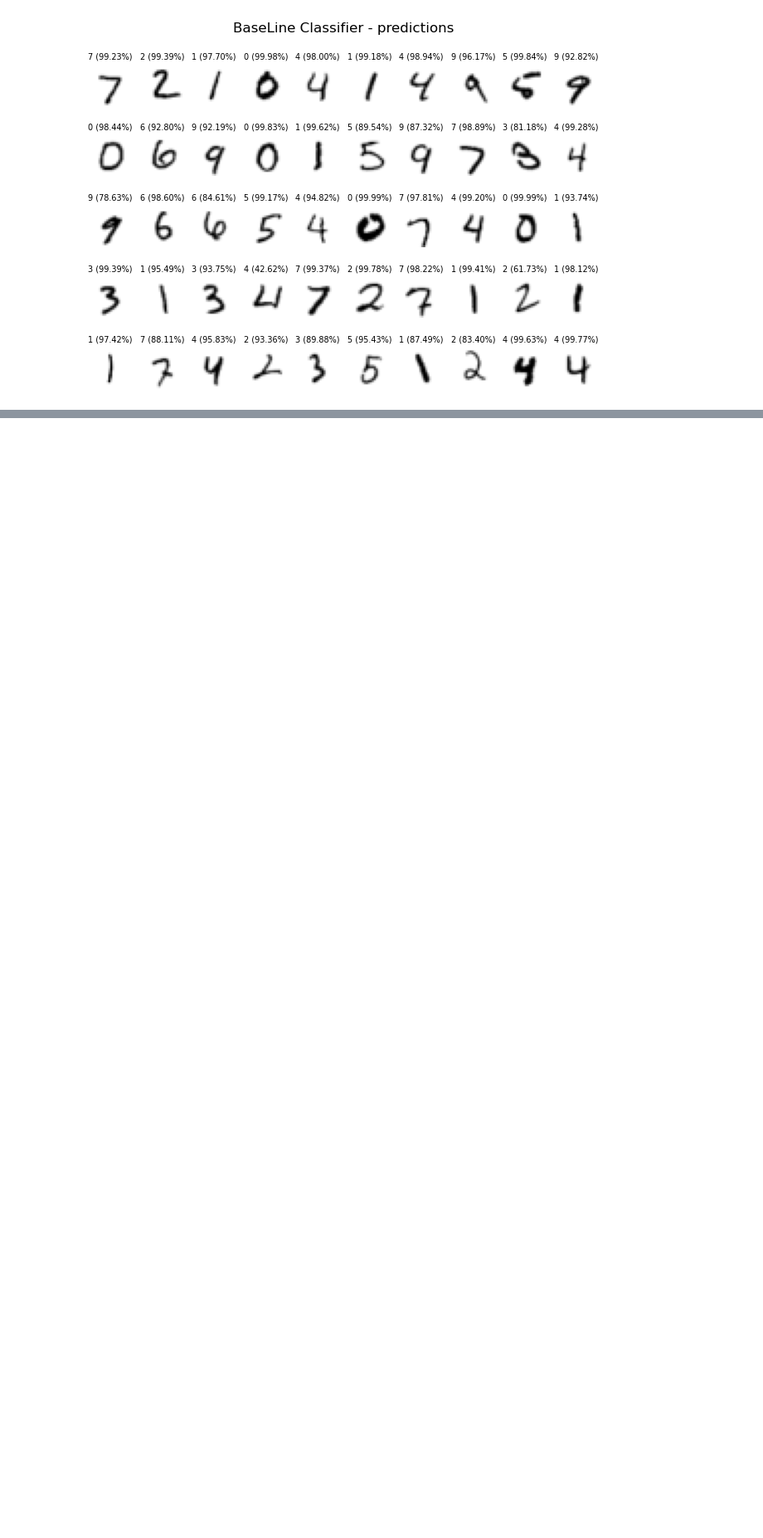
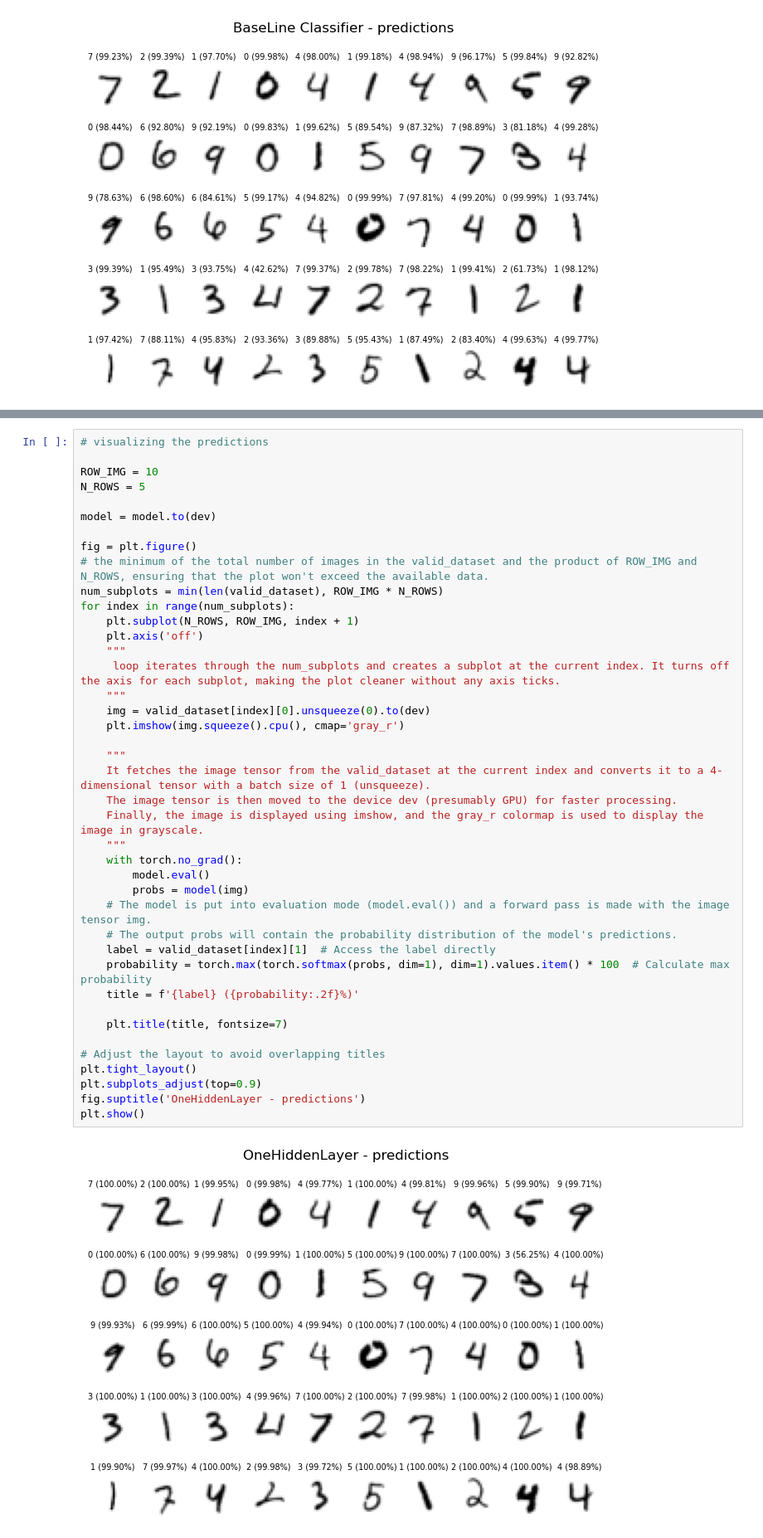
Before and after one commit to Purbayan2014/Models-DLL, a Jupyter notebook: LeNet.ipynb, the cells around one changed output, grey strips where cells are left out. Shown at 83% size. Saved outputs shown, nothing was run; the diff lists cells and outputs as text; blank space fills up the shorter version.

```diff
--- a/LeNet.ipynb
+++ b/LeNet.ipynb
@@ -317,0 +366,43 @@ plt.show()
+# %%
+# visualizing the predictions
+
+ROW_IMG = 10
+N_ROWS = 5
+
+model = model.to(dev)
+
+fig = plt.figure()
+# the minimum of the total number of images in the valid_dataset and the product of ROW_IMG and N_ROWS, ensuring that the plot won't exceed the available data.
+num_subplots = min(len(valid_dataset), ROW_IMG * N_ROWS)
+for index in range(num_subplots):
+    plt.subplot(N_ROWS, ROW_IMG, index + 1)
+    plt.axis('off')
+    """
+     loop iterates through the num_subplots and creates a subplot at the current index. It turns off the axis for each subplot, making the plot cleaner without any axis ticks.
+    """
+    img = valid_dataset[index][0].unsqueeze(0).to(dev)
+    plt.imshow(img.squeeze().cpu(), cmap='gray_r')
+
+    """
+    It fetches the image tensor from the valid_dataset at the current index and converts it to a 4-dimensional tensor with a batch size of 1 (unsqueeze).
+    The image tensor is then moved to the device dev (presumably GPU) for faster processing.
+    Finally, the image is displayed using imshow, and the gray_r colormap is used to display the image in grayscale.
+    """
+    with torch.no_grad():
+        model.eval()
+        probs = model(img)
+    # The model is put into evaluation mode (model.eval()) and a forward pass is made with the image tensor img.
+    # The output probs will contain the probability distribution of the model's predictions.
+    label = valid_dataset[index][1]  # Access the label directly
+    probability = torch.max(torch.softmax(probs, dim=1), dim=1).values.item() * 100  # Calculate max probability
+    title = f'{label} ({probability:.2f}%)'
+
+    plt.title(title, fontsize=7)
+
+# Adjust the layout to avoid overlapping titles
+plt.tight_layout()
+plt.subplots_adjust(top=0.9)
+fig.suptitle('OneHiddenLayer - predictions')
+plt.show()
+# %% [output]
+[figure, added]
```
Also changed, not shown: parts of 15 cells of this notebook.
